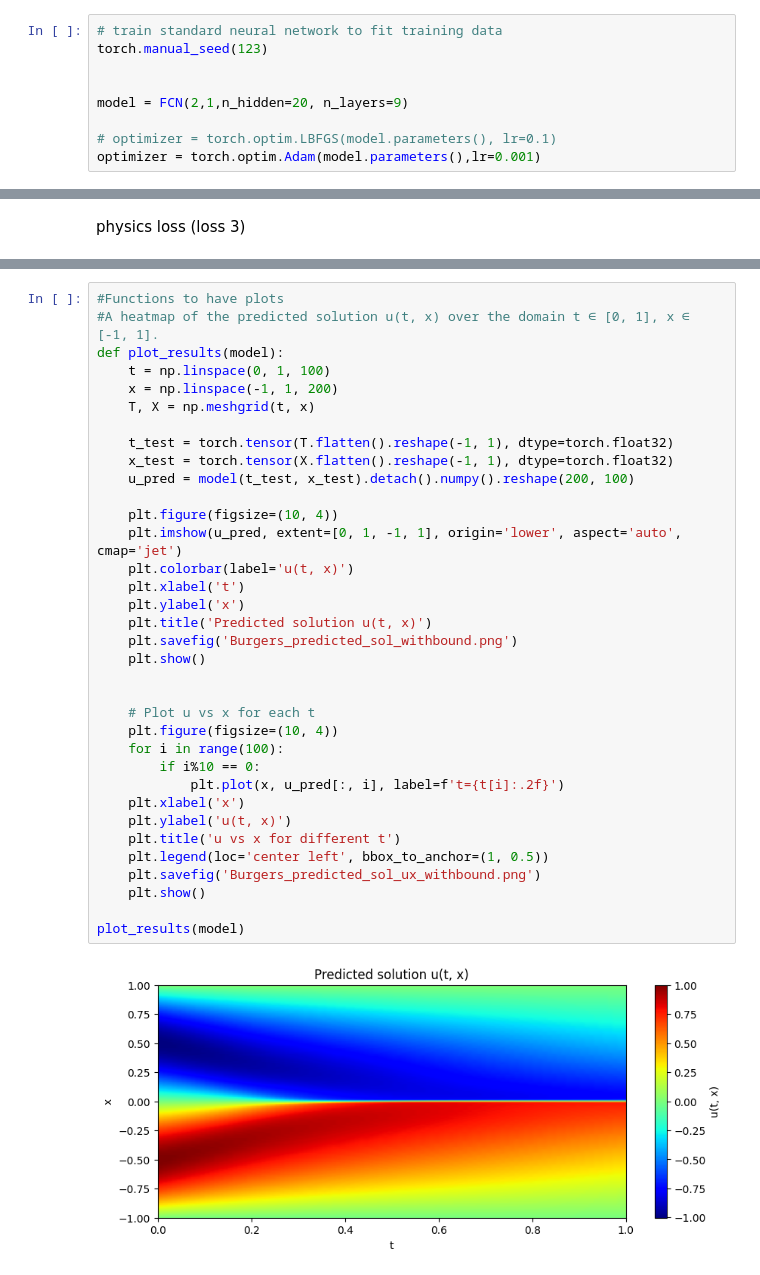
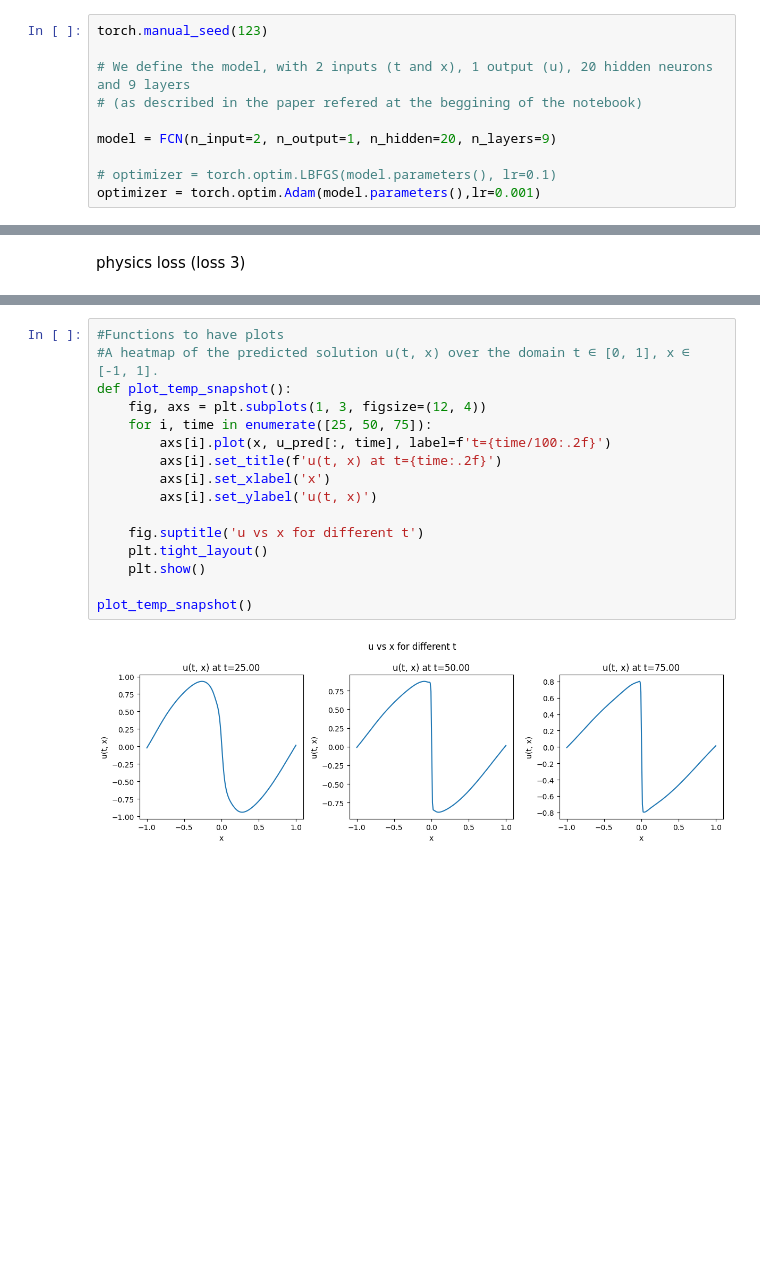
Before and after one commit to isabelcabezasm/PINNs, a Jupyter notebook: 03-PINN-burgers-equation.ipynb, the cells around one changed output, grey strips where cells are left out. Cells and saved outputs as stored; diff of their text form; blank space fills up the shorter version.

```diff
--- a/03-PINN-burgers-equation.ipynb
+++ b/03-PINN-burgers-equation.ipynb
@@ -214,11 +198,12 @@ class FCN(nn.Module):
         x = self.output_layer(x)
         return x
 # %%
-# train standard neural network to fit training data
 torch.manual_seed(123)
 
+# We define the model, with 2 inputs (t and x), 1 output (u), 20 hidden neurons and 9 layers
+# (as described in the paper refered at the beggining of the notebook)
 
-model = FCN(2,1,n_hidden=20, n_layers=9)
+model = FCN(n_input=2, n_output=1, n_hidden=20, n_layers=9)
 
 # optimizer = torch.optim.LBFGS(model.parameters(), lr=0.1)
 optimizer = torch.optim.Adam(model.parameters(),lr=0.001)
@@ -378,37 +386,18 @@ Iteration 20000: Loss = 2.987e-06, Initial Condition Loss = 2.823e-06, Boundary
 # %%
 #Functions to have plots
 #A heatmap of the predicted solution u(t, x) over the domain t ∈ [0, 1], x ∈ [-1, 1].
-def plot_results(model):
-    t = np.linspace(0, 1, 100)
-    x = np.linspace(-1, 1, 200)
-    T, X = np.meshgrid(t, x)
+def plot_temp_snapshot():
+    fig, axs = plt.subplots(1, 3, figsize=(12, 4))
+    for i, time in enumerate([25, 50, 75]):
+        axs[i].plot(x, u_pred[:, time], label=f't={time/100:.2f}')
+        axs[i].set_title(f'u(t, x) at t={time:.2f}')
+        axs[i].set_xlabel('x')
+        axs[i].set_ylabel('u(t, x)')
 
-    t_test = torch.tensor(T.flatten().reshape(-1, 1), dtype=torch.float32)
-    x_test = torch.tensor(X.flatten().reshape(-1, 1), dtype=torch.float32)
-    u_pred = model(t_test, x_test).detach().numpy().reshape(200, 100)
-
-    plt.figure(figsize=(10, 4))
-    plt.imshow(u_pred, extent=[0, 1, -1, 1], origin='lower', aspect='auto', cmap='jet')
-    plt.colorbar(label='u(t, x)')
-    plt.xlabel('t')
-    plt.ylabel('x')
-    plt.title('Predicted solution u(t, x)')
-    plt.savefig('Burgers_predicted_sol_withbound.png')
+    fig.suptitle('u vs x for different t')
+    plt.tight_layout()
     plt.show()
 
-
-    # Plot u vs x for each t
-    plt.figure(figsize=(10, 4))
-    for i in range(100):
-        if i%10 == 0:
-            plt.plot(x, u_pred[:, i], label=f't={t[i]:.2f}')
-    plt.xlabel('x')
-    plt.ylabel('u(t, x)')
-    plt.title('u vs x for different t')
-    plt.legend(loc='center left', bbox_to_anchor=(1, 0.5))
-    plt.savefig('Burgers_predicted_sol_ux_withbound.png')
-    plt.show()
-
-plot_results(model)
+plot_temp_snapshot()
 # %% [output]
-[figure, old version]
+[figure, new version]
```
Also changed, not shown: parts of 32 cells of this notebook.
